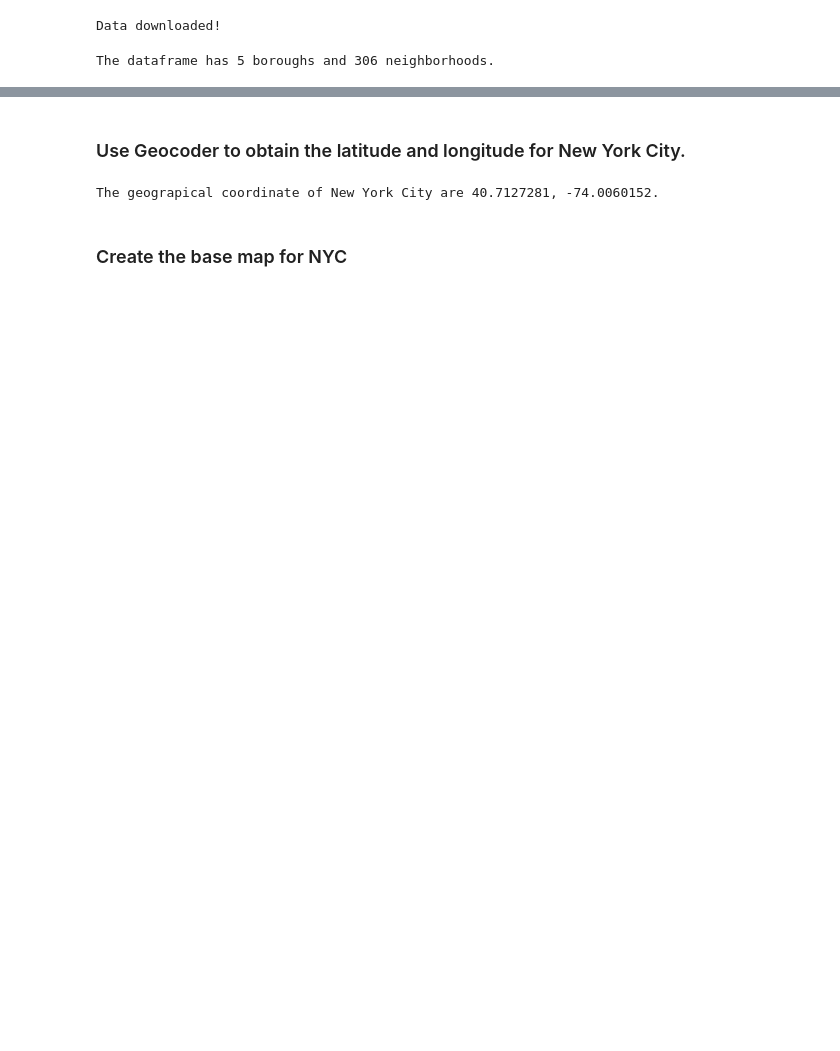
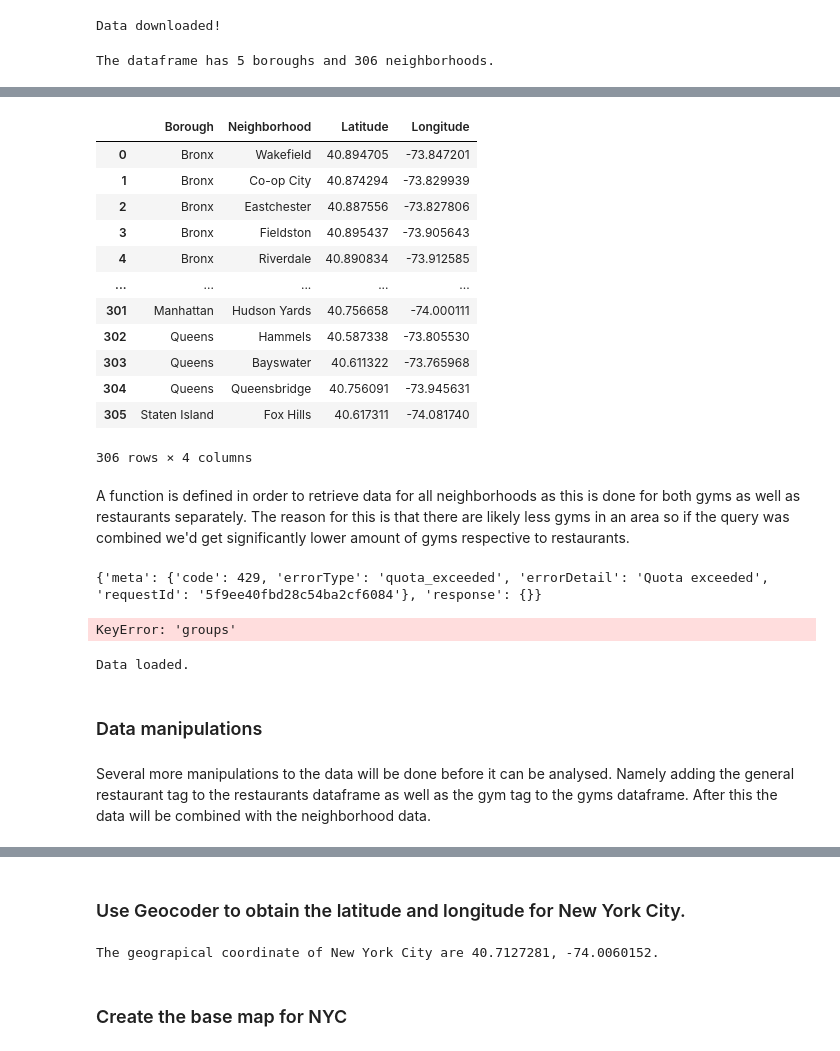
Before and after one commit to WouterDeBot/CapstoneBuildIBM, a Jupyter notebook: notebooks/Fit and Food- Coursera Capstone Project.ipynb, the cells around one changed output, grey strips where cells are left out. Drawn from its saved outputs; the diff is of its cells as text; code cells hidden in the pictures; blank space fills up the shorter version.

```diff
--- a/notebooks/Fit and Food- Coursera Capstone Project.ipynb
+++ b/notebooks/Fit and Food- Coursera Capstone Project.ipynb
@@ -69,0 +165,16 @@ The dataframe has 5 boroughs and 306 neighborhoods.
+# %%
+neighborhoods
+# %% [output]
+|  | Borough | Neighborhood | Latitude | Longitude |
+| 0 | Bronx | Wakefield | 40.894705 | -73.847201 |
+| 1 | Bronx | Co-op City | 40.874294 | -73.829939 |
+| 2 | Bronx | Eastchester | 40.887556 | -73.827806 |
+| 3 | Bronx | Fieldston | 40.895437 | -73.905643 |
+| 4 | Bronx | Riverdale | 40.890834 | -73.912585 |
+| ... | ... | ... | ... | ... |
+| 301 | Manhattan | Hudson Yards | 40.756658 | -74.000111 |
+| 302 | Queens | Hammels | 40.587338 | -73.805530 |
+| 303 | Queens | Bayswater | 40.611322 | -73.765968 |
+| 304 | Queens | Queensbridge | 40.756091 | -73.945631 |
+| 305 | Staten Island | Fox Hills | 40.617311 | -74.081740 |
+306 rows × 4 columns
@@ -69,0 +204,2 @@ The dataframe has 5 boroughs and 306 neighborhoods.
+# %% [markdown]
+A function is defined in order to retrieve data for all neighborhoods as this is done for both gyms as well as restaurants separately. The reason for this is that there are likely less gyms in an area so if the query was combined we'd get significantly lower amount of gyms respective to restaurants.
@@ -69,0 +250,6 @@ The dataframe has 5 boroughs and 306 neighborhoods.
+# %%
+test = pd.DataFrame()
+test = get_venues(categoryId_restaurant,[10],test,CLIENT_ID,VERSION,neighborhoods)
+# %% [output]
+{'meta': {'code': 429, 'errorType': 'quota_exceeded', 'errorDetail': 'Quota exceeded', 'requestId': '5f9ee40fbd28c54ba2cf6084'}, 'response': {}}
+KeyError: 'groups'
@@ -69,0 +260,33 @@ The dataframe has 5 boroughs and 306 neighborhoods.
+# %%
+
+
+# Dont query FoursQuare in the case data already exsists
+restaurants = {}
+gyms = {}
+dataLoaded = False
+try:
+    with open(data_path +'/restaurants.pkl', 'rb') as f:
+        restaurants_df = pickle.load(f)
+    with open(data_path +'/gyms.pkl', 'rb') as f:
+        gyms_df = pickle.load(f)
+    print('Data loaded.')
+    dataLoaded = True
+except:
+    pass
+
+# When no data exists run function that gets data from FourSquare
+if not dataLoaded:
+    restaurants_df = get_venues(categoryId_restaurant,Range,restaurants_df,CLIENT_ID,VERSION,neighborhoods)
+    gyms_df = get_venues(categoryId_gym,Range,gyms_df,CLIENT_ID,VERSION,neighborhoods)
+
+    # Let's persists this in local file system
+    with open(data_path +'\restaurants.pkl', 'wb') as f:
+        pickle.dump(restaurants_df, f)
+    with open(data_path +'\gyms.pkl', 'wb') as f:
+        pickle.dump(gyms_df, f)
+# %% [output]
+Data loaded.
+# %% [markdown]
+### Data manipulations
+# %% [markdown]
+Several more manipulations to the data will be done before it can be analysed. Namely adding the general restaurant tag to the restaurants dataframe as well as the gym tag to the gyms dataframe. After this the data will be combined with the neighborhood data.
```
Also changed, not shown: parts of 52 cells of this notebook, 2 other files.
